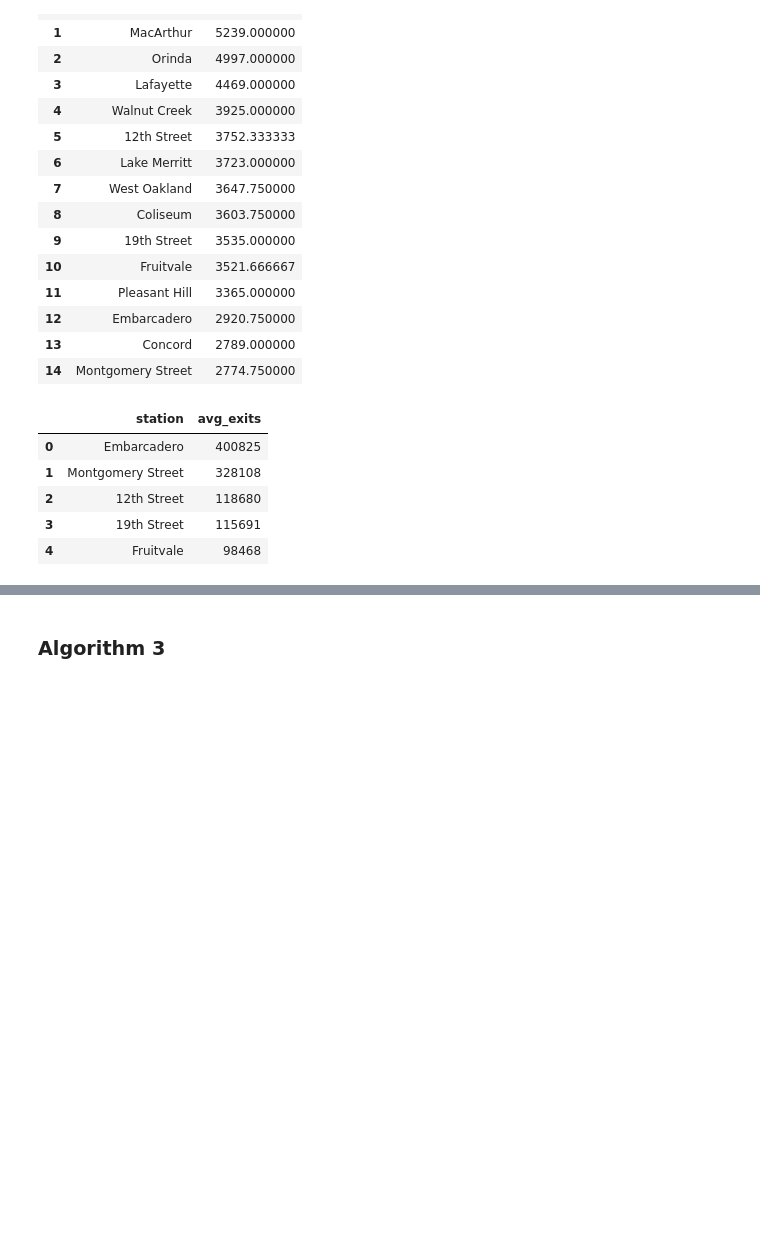
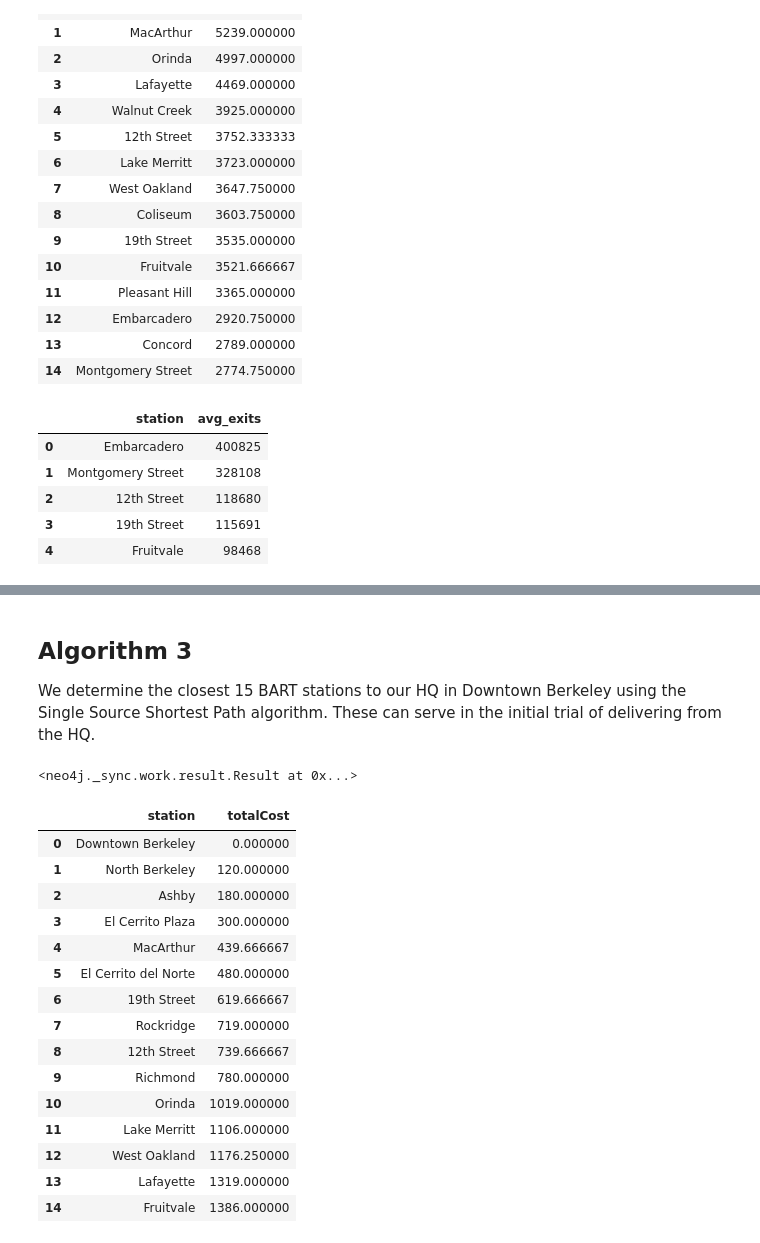
Before and after one commit to mids-w205/ChristensenDjalaliSelbyYaoProject3, a Jupyter notebook: code/Neo4j Code.ipynb, the cells around one changed output, grey strips where cells are left out. Cells and saved outputs as stored; diff of their text form; code cells hidden in the pictures; blank space fills up the shorter version.

```diff
--- a/code/Neo4j Code.ipynb
+++ b/code/Neo4j Code.ipynb
@@ -821,2 +999,65 @@ df[:5]
 # %% [markdown]
-### Algorithm 3
+## Algorithm 3
+
+We determine the closest 15 BART stations to our HQ in Downtown Berkeley using the Single Source Shortest Path algorithm. These can serve in the initial trial of delivering from the HQ.
+# %%
+query = "CALL gds.graph.drop('ds_graph', false)"
+session.run(query)
+
+query = "CALL gds.graph.project('ds_graph', 'Station', 'LINK', {relationshipProperties: 'weight'})"
+session.run(query)
+# %% [output]
+<neo4j._sync.work.result.Result at 0x...>
+# %%
+query = """
+
+MATCH (n:Station {name: $source})
+CALL gds.allShortestPaths.delta.stream('ds_graph',
+                                       {sourceNode: n,
+                                        relationshipWeightProperty: 'weight',
+                                        delta: 3.0
+                                       }
+                                      )
+
+YIELD index, sourceNode, targetNode, totalCost, nodeIds, costs
+RETURN
+    index,
+    gds.util.asNode(sourceNode).name AS sourceNodeName,
+    gds.util.asNode(targetNode).name AS targetNodeName,
+    totalCost,
+    [nodeId IN nodeIds | gds.util.asNode(nodeId).name] AS nodeNames,
+    costs
+ORDER BY totalCost
+
+"""
+
+source = "depart Downtown Berkeley"
+
+results = my_neo4j_run_query_pandas(query, source=source)
+
+results = results[~results['targetNodeName'].str.contains('arrive')]
+results = results[~results['targetNodeName'].str.contains('depart')]
+results['targetNodeName'] = results['targetNodeName'].str.extract('^[\w]* ([\w\s]*)')
+
+closestStops = results.groupby(['targetNodeName'],
+                as_index = False).mean().sort_values(by = 'totalCost',
+                                                     ascending = True).reset_index(drop = True)[:15]
+# %%
+closestStops.drop(columns=["index"]).rename(columns={"targetNodeName": "station"})
+# %% [output]
+|  | station | totalCost |
+| 0 | Downtown Berkeley | 0.000000 |
+| 1 | North Berkeley | 120.000000 |
+| 2 | Ashby | 180.000000 |
+| 3 | El Cerrito Plaza | 300.000000 |
+| 4 | MacArthur | 439.666667 |
+| 5 | El Cerrito del Norte | 480.000000 |
+| 6 | 19th Street | 619.666667 |
+| 7 | Rockridge | 719.000000 |
+| 8 | 12th Street | 739.666667 |
+| 9 | Richmond | 780.000000 |
+| 10 | Orinda | 1019.000000 |
+| 11 | Lake Merritt | 1106.000000 |
+| 12 | West Oakland | 1176.250000 |
+| 13 | Lafayette | 1319.000000 |
+| 14 | Fruitvale | 1386.000000 |
```
Also changed, not shown: parts of 15 cells of this notebook, 4 other files.
